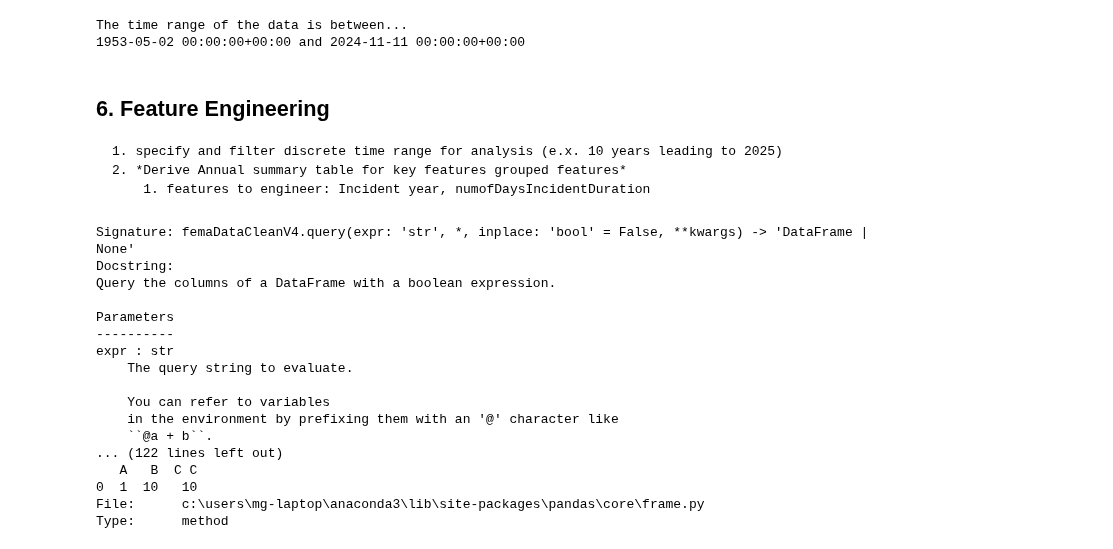
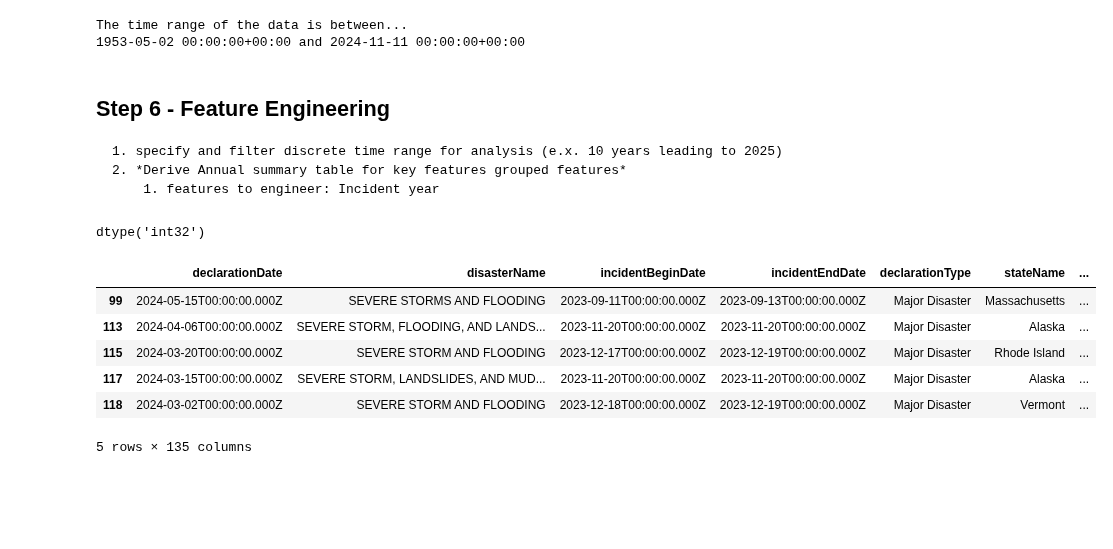
Before and after one commit to mdgarber/FEMADisasterCostForecasting, a Jupyter notebook: femadisastercostforecasting/notebooks/FEMA-Modeling.ipynb, the cells around one changed output. Saved outputs shown, nothing was run; the diff lists cells and outputs as text; code cells hidden in the pictures; blank space fills up the shorter version.

```diff
--- a/femadisastercostforecasting/notebooks/FEMA-Modeling.ipynb
+++ b/femadisastercostforecasting/notebooks/FEMA-Modeling.ipynb
@@ -186,33 +171,29 @@ print('The time range of the data is between...\n' + str(oldestIncident) + ' and
 The time range of the data is between...
 1953-05-02 00:00:00+00:00 and 2024-11-11 00:00:00+00:00
 # %% [markdown]
-## 6. Feature Engineering
+## Step 6 - Feature Engineering
     1. specify and filter discrete time range for analysis (e.x. 10 years leading to 2025)
     2. *Derive Annual summary table for key features grouped features*
-        1. features to engineer: Incident year, numofDaysIncidentDuration
+        1. features to engineer: Incident year
 # %%
-# filter data to years: 1954-2023
+# create new DataFrame
 femaDataCleanV4 = femaDataCleanV3.copy()
+
+# create new column - incidentYear
 femaDataCleanV4['incidentYear'] = pd.to_datetime(femaDataCleanV3['incidentBeginDate']).dt.year
-femaDataCleanV4[['incidentBeginDate','incidentYear']]
-#femaDataCleanV4[['incidentBeginDate','incidentYear']][]
-#femaDataCleanV4.query('incidentYear' >= 1953 AND 'incidentYear' <= 2023)
-femaDataCleanV4.loc[femaDataCleanV4]
+
+# filter data to years: 1954-2023 - new DF 'femaDataCleanV4'
+femaDataCleanV4 = femaDataCleanV4.loc[(femaDataCleanV4['incidentYear'] >= 1954) & (femaDataCleanV4['incidentYear'] <= 2023)].copy()
 # %% [output]
-Signature: femaDataCleanV4.query(expr: 'str', *, inplace: 'bool' = False, **kwargs) -> 'DataFrame | None'
-Docstring:
-Query the columns of a DataFrame with a boolean expression.
-
-Parameters
-----------
-expr : str
-    The query string to evaluate.
-
-    You can refer to variables
-    in the environment by prefixing them with an '@' character like
-    ``@a + b``.
-... (122 lines left out)
-   A   B  C C
-0  1  10   10
-File:      c:\users\mg-laptop\anaconda3\lib\site-packages\pandas\core\frame.py
-Type:      method
+dtype('int32')
+# %%
+# create annual summary table
+femaDataCleanV4.head()
+# %% [output]
+|  | declarationDate | disasterName | incidentBeginDate | incidentEndDate | declarationType | stateName | ... |
+| 99 | 2024-05-15T00:00:00.000Z | SEVERE STORMS AND FLOODING | 2023-09-11T00:00:00.000Z | 2023-09-13T00:00:00.000Z | Major Disaster | Massachusetts | ... |
+| 113 | 2024-04-06T00:00:00.000Z | SEVERE STORM, FLOODING, AND LANDS... | 2023-11-20T00:00:00.000Z | 2023-11-20T00:00:00.000Z | Major Disaster | Alaska | ... |
+| 115 | 2024-03-20T00:00:00.000Z | SEVERE STORM AND FLOODING | 2023-12-17T00:00:00.000Z | 2023-12-19T00:00:00.000Z | Major Disaster | Rhode Island | ... |
+| 117 | 2024-03-15T00:00:00.000Z | SEVERE STORM, LANDSLIDES, AND MUD... | 2023-11-20T00:00:00.000Z | 2023-11-20T00:00:00.000Z | Major Disaster | Alaska | ... |
+| 118 | 2024-03-02T00:00:00.000Z | SEVERE STORM AND FLOODING | 2023-12-18T00:00:00.000Z | 2023-12-19T00:00:00.000Z | Major Disaster | Vermont | ... |
+5 rows × 135 columns
```
Also changed, not shown: parts of 11 cells of this notebook.
